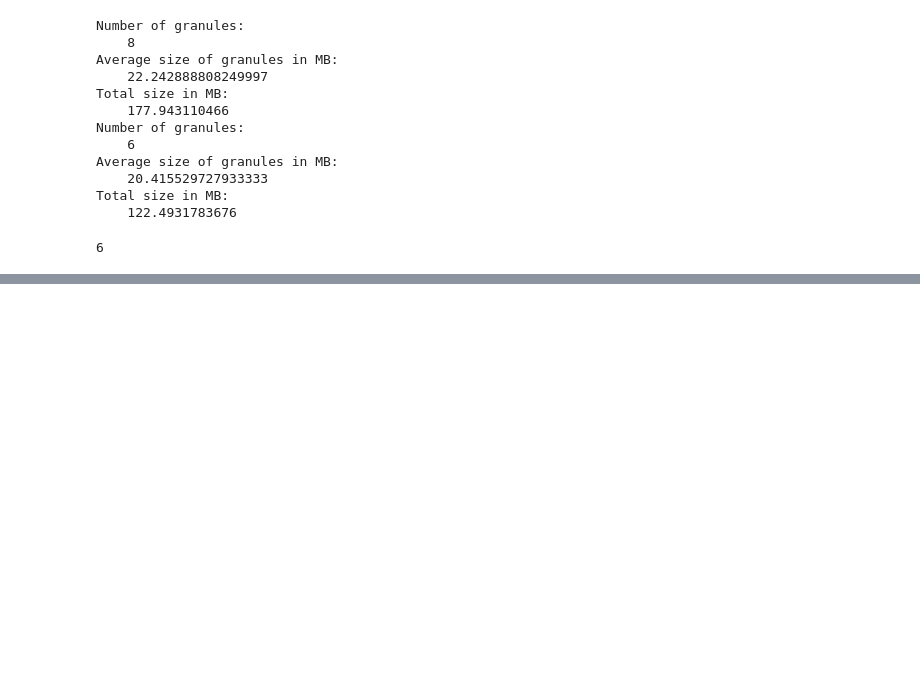
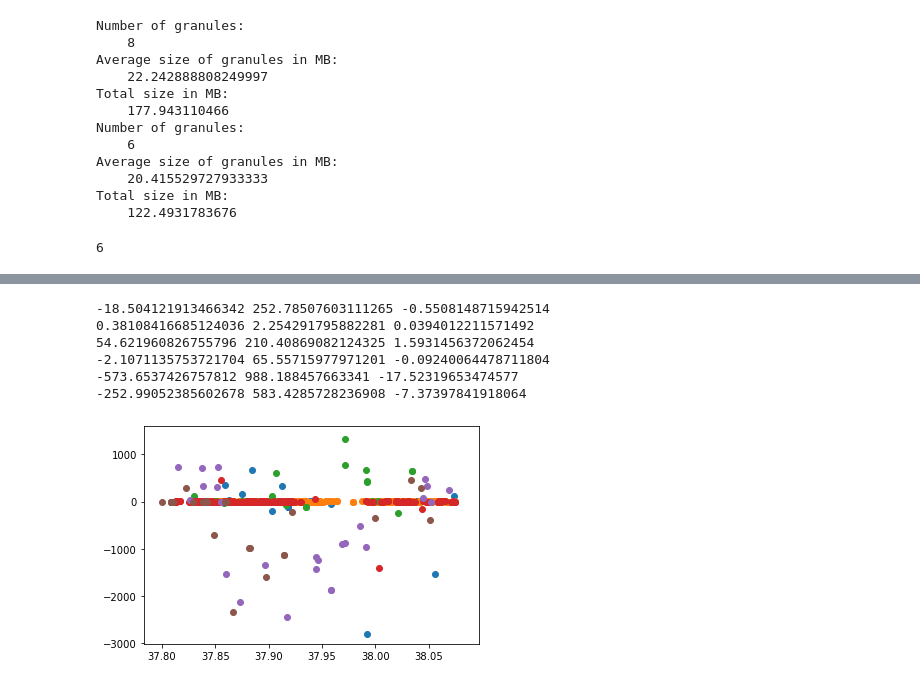
Before and after one commit to ICESAT-2HackWeek/topohack, a Jupyter notebook: notebooks/IntegratedWkflw.ipynb, the cells around one changed output, grey strips where cells are left out. Saved outputs shown, nothing was run; the diff lists cells and outputs as text; code cells hidden in the pictures; blank space fills up the shorter version.

```diff
--- a/notebooks/IntegratedWkflw.ipynb
+++ b/notebooks/IntegratedWkflw.ipynb
@@ -177,4 +181,6 @@ dataset_dict={'land_ice_segments':LIce_var, 'land_ice_segments/ground_track':['x
 ## add recursively
 ATL06_gdf_list = [gda_lib.ATL06_2_gdf(x,dataset_dict) for x in ATL06_list]
 ATL06_gdf_list = [x.to_crs(ds.crs) for x in ATL06_gdf_list]
+ATL06_gdf_list;
+big_gdf = gda_lib.concat_gdf(ATL06_gdf_list)
 # %%
@@ -197,0 +197,25 @@ pwd
+# %%
+df1,df2,df3,df4,df5,df6 = [x for x_,x in ATL06_gdf_list[1].groupby(ATL06_gdf_list[1]['p_b'])] #pick 1 ATL06 and seperate it into 6
+df_list = [df1,df2,df3,df4,df5,df6]
+# %%
+df_test_big = gda_lib.buffer_sampler(ds,big_gdf,20,ret_gdf=True)
+df_test_big['snow_on_off'] = df_test_big['h_li']-df_test_big['med']
+
+fig,ax = plt.subplots()
+for gdf in df_list:
+    df_test = gda_lib.buffer_sampler(ds,gdf,20,ret_gdf=True)
+    df_test['snow_on_off'] = df_test['h_li']-df_test['med']
+    ax.scatter(df_test['latitude'],df_test['snow_on_off'])
+    print(df_test['snow_on_off'].mean(),df_test['snow_on_off'].std(),100*df_test['snow_on_off'].mean()/(df_test['h_li'].max()-df_test['h_li'].min()))
+# df_test['snow_on_off'].hist(bins=30)
+# ax.scatter(df_test['latitude'],df_test['snow_on_off'])
+
+big_gdf['diff'] = df_test_big['snow_on_off']
+# %% [output]
+-18.504121913466342 252.78507603111265 -0.5508148715942514
+0.38108416685124036 2.254291795882281 0.0394012211571492
+54.621960826755796 210.40869082124325 1.5931456372062454
+-2.1071135753721704 65.55715977971201 -0.09240064478711804
+-573.6537426757812 988.188457663341 -17.52319653474577
+-252.99052385602678 583.4285728236908 -7.37397841918064
+[figure, added]
```
Also changed, not shown: parts of 24 cells of this notebook.
